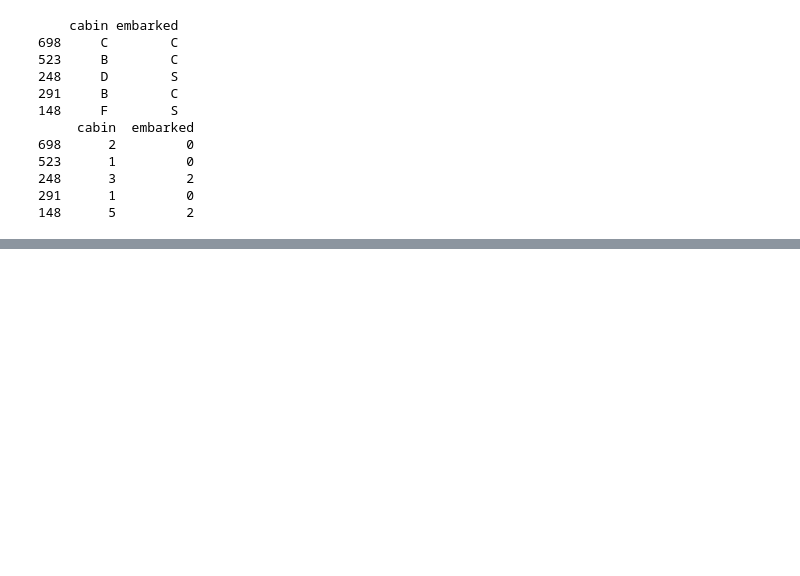
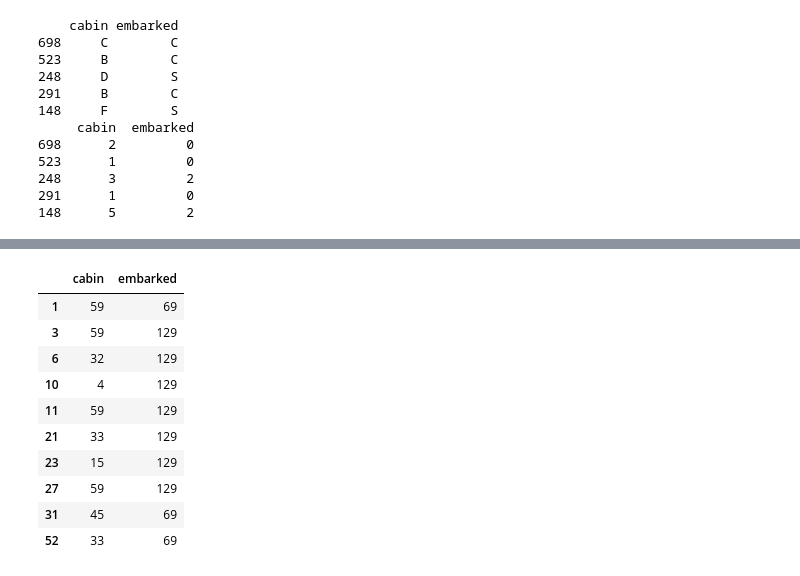
Before and after one commit to kar137/Machine-Learning-Portfolio, a Jupyter notebook: notebooks/Feature-Engineering/encoding.ipynb, the cells around one changed output, grey strips where cells are left out. Saved outputs shown, nothing was run; the diff lists cells and outputs as text; code cells hidden in the pictures; blank space fills up the shorter version.

```diff
--- a/notebooks/Feature-Engineering/encoding.ipynb
+++ b/notebooks/Feature-Engineering/encoding.ipynb
@@ -241,0 +244,4 @@ print(train_label_encoded.head())
+# %%
+#loading titanic dataset
+data = load_data()[['cabin', 'embarked']]
+data.head()
@@ -241,0 +255,9 @@ print(train_label_encoded.head())
+# %%
+# taking the 1st letters from the cabin
+data['cabin']=data['cabin'].str[0]
+
+# taking rows that are not NaN from the dataset
+for col in data.columns:
+    data = data[data[col].notna()]
+
+data.head()
@@ -241,0 +300,22 @@ print(train_label_encoded.head())
+# %%
+# Count mapping
+
+data_temp = data
+for cols in data_temp.columns:
+    counts = count_mapping(data_temp, cols)
+    encoding(data_temp, cols, counts)
+
+
+data_temp.head(10)
+# %% [output]
+|  | cabin | embarked |
+| 1 | 59 | 69 |
+| 3 | 59 | 129 |
+| 6 | 32 | 129 |
+| 10 | 4 | 129 |
+| 11 | 59 | 129 |
+| 21 | 33 | 129 |
+| 23 | 15 | 129 |
+| 27 | 59 | 129 |
+| 31 | 45 | 69 |
+| 52 | 33 | 69 |
```
Also changed, not shown: parts of 18 cells of this notebook.
